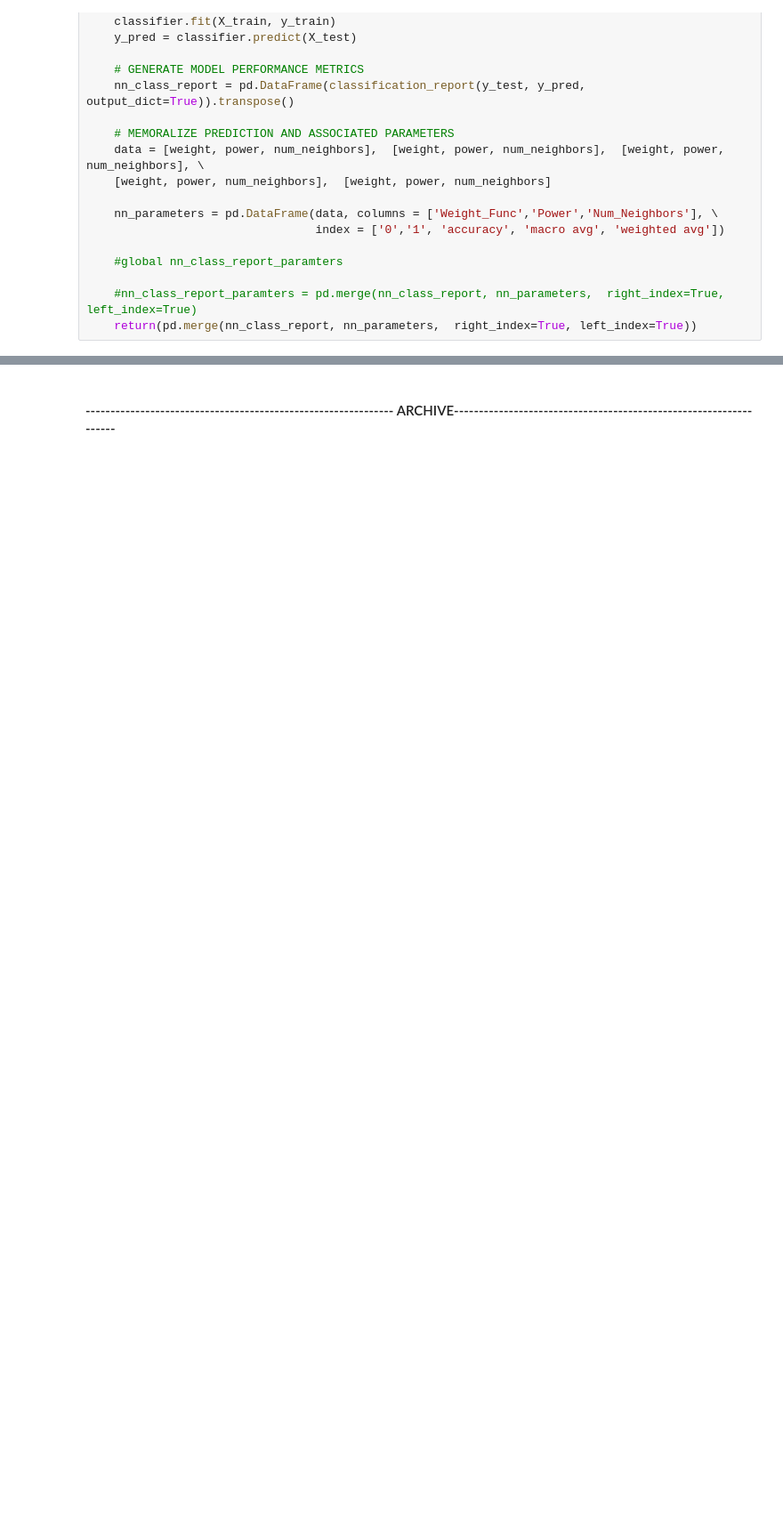
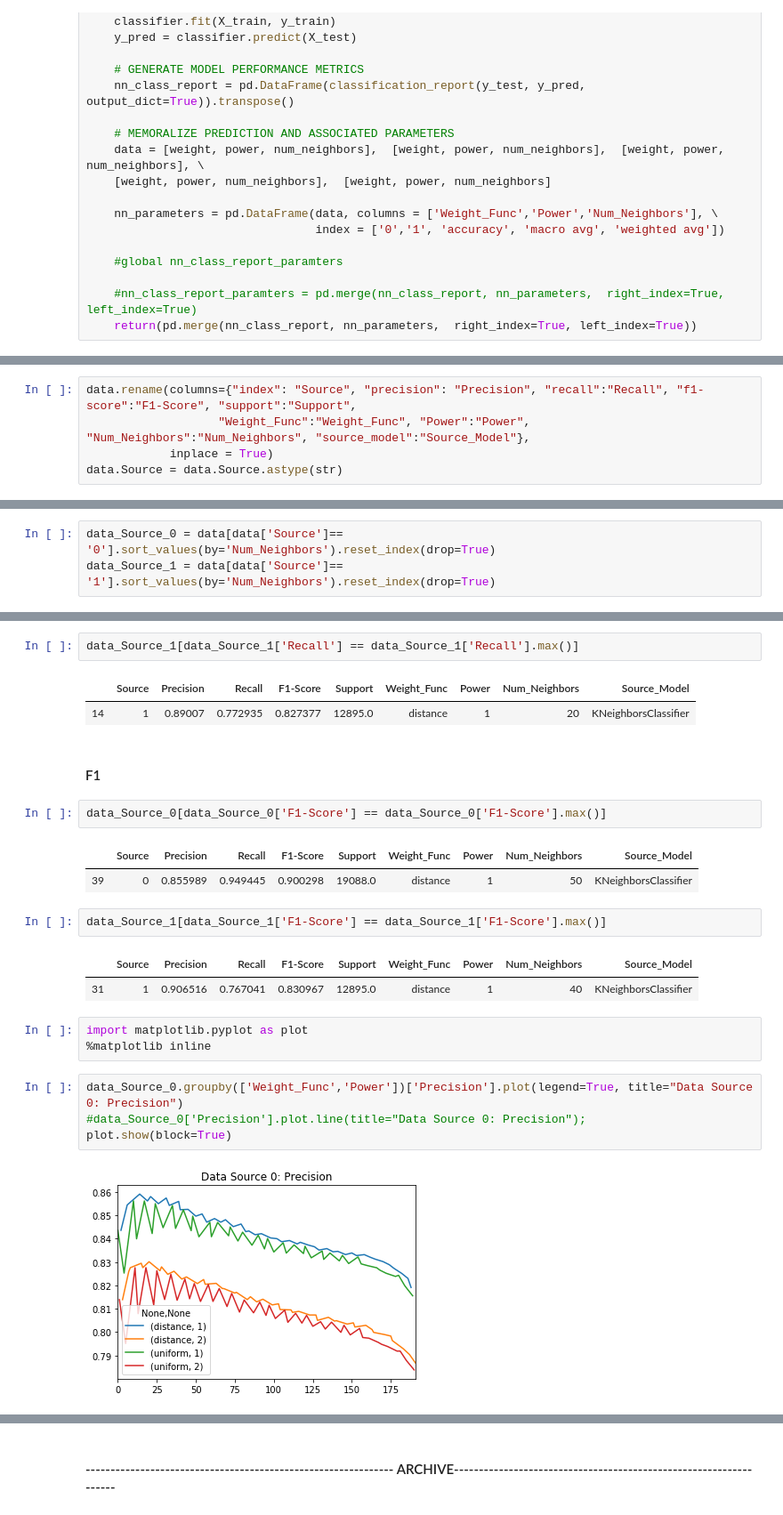
Before and after one commit to bdelahoussaye/Quant_FINAL, a Jupyter notebook: QUANT_FINAL_Combined_Bruce_2.ipynb, the cells around one changed output, grey strips where cells are left out. Shown at 89% size. Cells and saved outputs as stored; diff of their text form; blank space fills up the shorter version.

Commit message:
Bruce's Nearest Neighbor Analysis

```diff
--- a/QUANT_FINAL_Combined_Bruce_2.ipynb
+++ b/QUANT_FINAL_Combined_Bruce_2.ipynb
@@ -528,0 +631,5 @@ nn_class_report_paramters[nn_class_report_paramters['f1-score'] == nn_class_repo
+# %%
+data.rename(columns={"index": "Source", "precision": "Precision", "recall":"Recall", "f1-score":"F1-Score", "support":"Support",
+                   "Weight_Func":"Weight_Func", "Power":"Power", "Num_Neighbors":"Num_Neighbors", "source_model":"Source_Model"},
+            inplace = True)
+data.Source = data.Source.astype(str)
@@ -528,0 +638,3 @@ nn_class_report_paramters[nn_class_report_paramters['f1-score'] == nn_class_repo
+# %%
+data_Source_0 = data[data['Source']== '0'].sort_values(by='Num_Neighbors').reset_index(drop=True)
+data_Source_1 = data[data['Source']== '1'].sort_values(by='Num_Neighbors').reset_index(drop=True)
@@ -528,0 +662,26 @@ nn_class_report_paramters[nn_class_report_paramters['f1-score'] == nn_class_repo
+# %%
+data_Source_1[data_Source_1['Recall'] == data_Source_1['Recall'].max()]
+# %% [output]
+|  | Source | Precision | Recall | F1-Score | Support | Weight_Func | Power | Num_Neighbors | Source_Model |
+| 14 | 1 | 0.89007 | 0.772935 | 0.827377 | 12895.0 | distance | 1 | 20 | KNeighborsClassifier |
+# %% [markdown]
+#### F1
+# %%
+data_Source_0[data_Source_0['F1-Score'] == data_Source_0['F1-Score'].max()]
+# %% [output]
+|  | Source | Precision | Recall | F1-Score | Support | Weight_Func | Power | Num_Neighbors | Source_Model |
+| 39 | 0 | 0.855989 | 0.949445 | 0.900298 | 19088.0 | distance | 1 | 50 | KNeighborsClassifier |
+# %%
+data_Source_1[data_Source_1['F1-Score'] == data_Source_1['F1-Score'].max()]
+# %% [output]
+|  | Source | Precision | Recall | F1-Score | Support | Weight_Func | Power | Num_Neighbors | Source_Model |
+| 31 | 1 | 0.906516 | 0.767041 | 0.830967 | 12895.0 | distance | 1 | 40 | KNeighborsClassifier |
+# %%
+import matplotlib.pyplot as plot
+%matplotlib inline
+# %%
+data_Source_0.groupby(['Weight_Func','Power'])['Precision'].plot(legend=True, title="Data Source 0: Precision")
+#data_Source_0['Precision'].plot.line(title="Data Source 0: Precision");
+plot.show(block=True)
+# %% [output]
+[figure, added]
```
Also changed, not shown: parts of 32 cells of this notebook, 23 other files.
